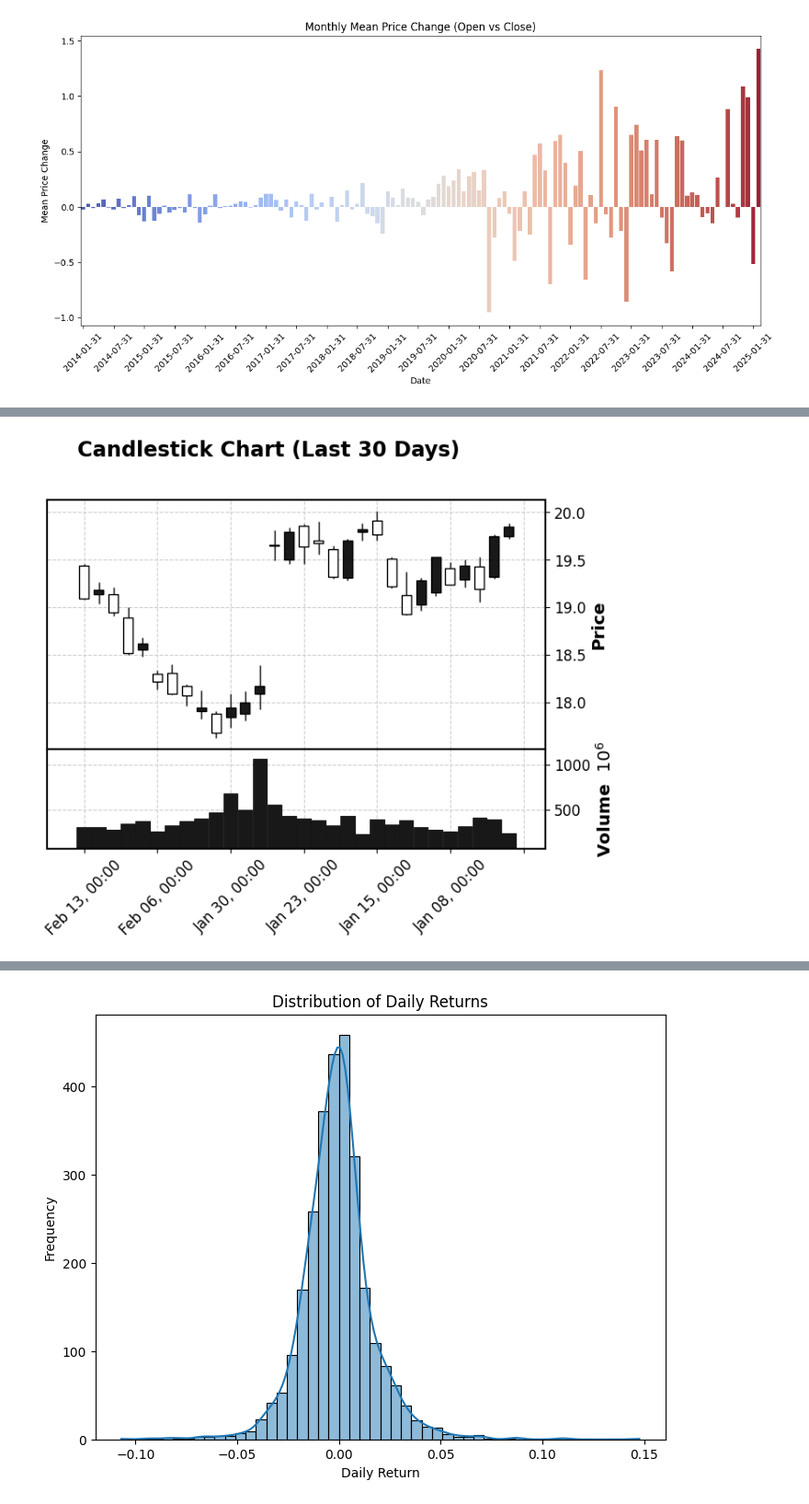
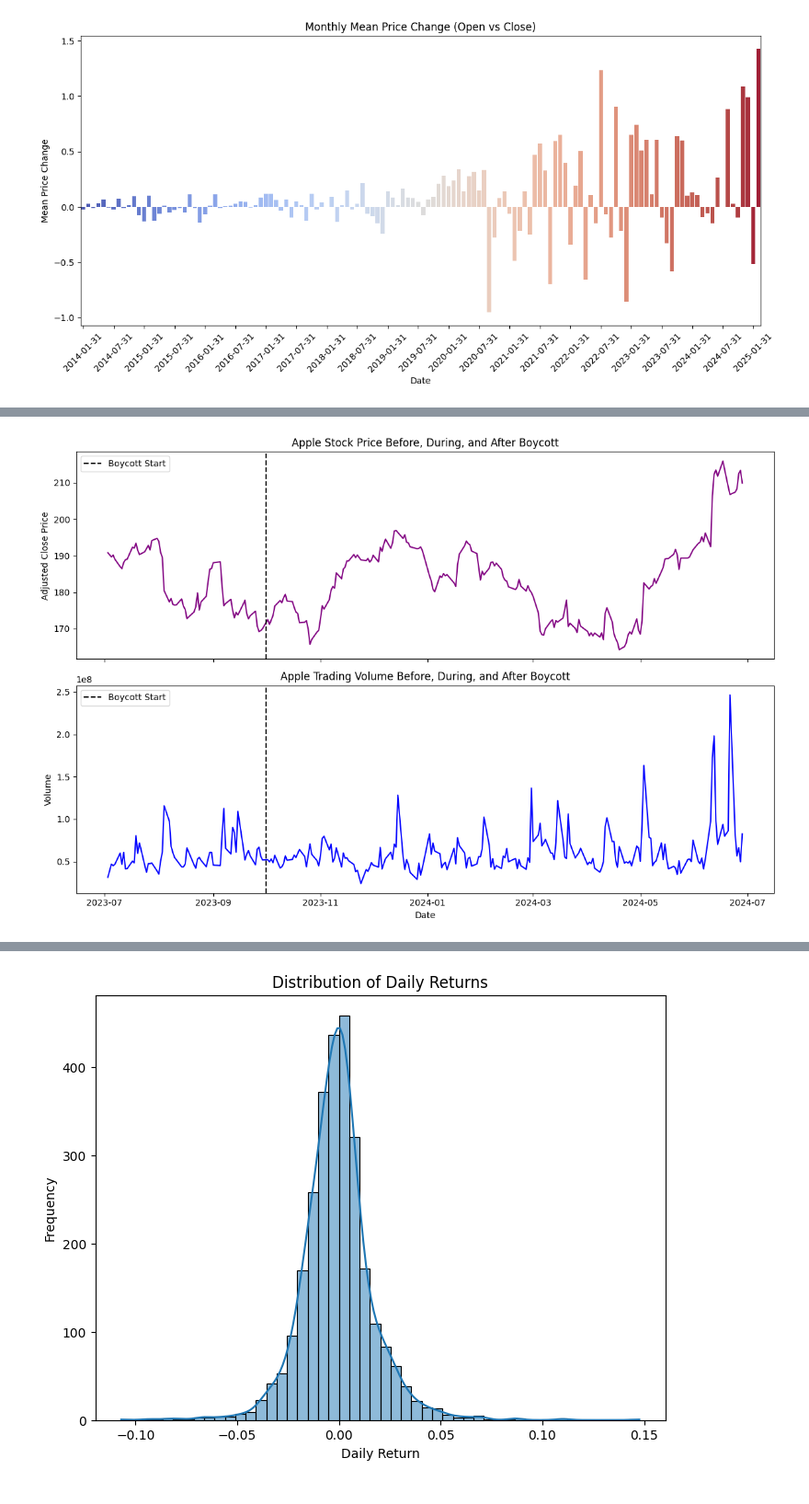
Before and after one commit to OPCoderman/DEP_project_apple_stock_investigation, a Jupyter notebook: visualization .ipynb, the cells around one changed output, grey strips where cells are left out. Shown at 92% size. Saved outputs shown, nothing was run; the diff lists cells and outputs as text; code cells hidden in the pictures.

```diff
--- a/visualization .ipynb
+++ b/visualization .ipynb
@@ -319,12 +324,31 @@ plt.show()
-# %%
-#How did Apple's stock price move in the last 30 days?
-import mplfinance as mpf
-# Prepare Data for Candlestick Chart
-df_candle = df.set_index('Date')  # Set Date as index
-df_candle = df_candle[['Open', 'High', 'Low', 'Close', 'Volume']]
-
-# Plot Candlestick Chart
-mpf.plot(df_candle.tail(30), type='candle', style='classic', title='Candlestick Chart (Last 30 Days)',
-         ylabel='Price', volume=True)
-# %% [output]
-[figure, removed]
+# %%
+import matplotlib.pyplot as plt
+import seaborn as sns
+import pandas as pd
+
+# Filter data for the boycott period
+boycott_period_extended = df[(df['Date'] >= '2023-07-01') & (df['Date'] <= '2024-06-30')]
+
+# Create a figure with two subplots (Price & Volume)
+fig, ax1 = plt.subplots(2, 1, figsize=(12, 8), sharex=True)
+
+# 📈 **Stock Price Performance**
+sns.lineplot(x='Date', y='Adj Close', data=boycott_period_extended, color='purple', ax=ax1[0])
+ax1[0].axvline(pd.Timestamp('2023-10-01'), color='black', linestyle='dashed', label='Boycott Start')
+ax1[0].set_title("Apple Stock Price Before, During, and After Boycott")
+ax1[0].set_ylabel("Adjusted Close Price")
+ax1[0].legend()
+
+# 📊 **Trading Volume Analysis**
+sns.lineplot(x='Date', y='Volume', data=boycott_period_extended, color='blue', ax=ax1[1])
+ax1[1].axvline(pd.Timestamp('2023-10-01'), color='black', linestyle='dashed', label='Boycott Start')
+ax1[1].set_title("Apple Trading Volume Before, During, and After Boycott")
+ax1[1].set_ylabel("Volume")
+ax1[1].set_xlabel("Date")
+ax1[1].legend()
+
+# Show the plot
+plt.tight_layout()
+plt.show()
+# %% [output]
+[figure, added]
```
Also changed, not shown: parts of 6 cells of this notebook.
